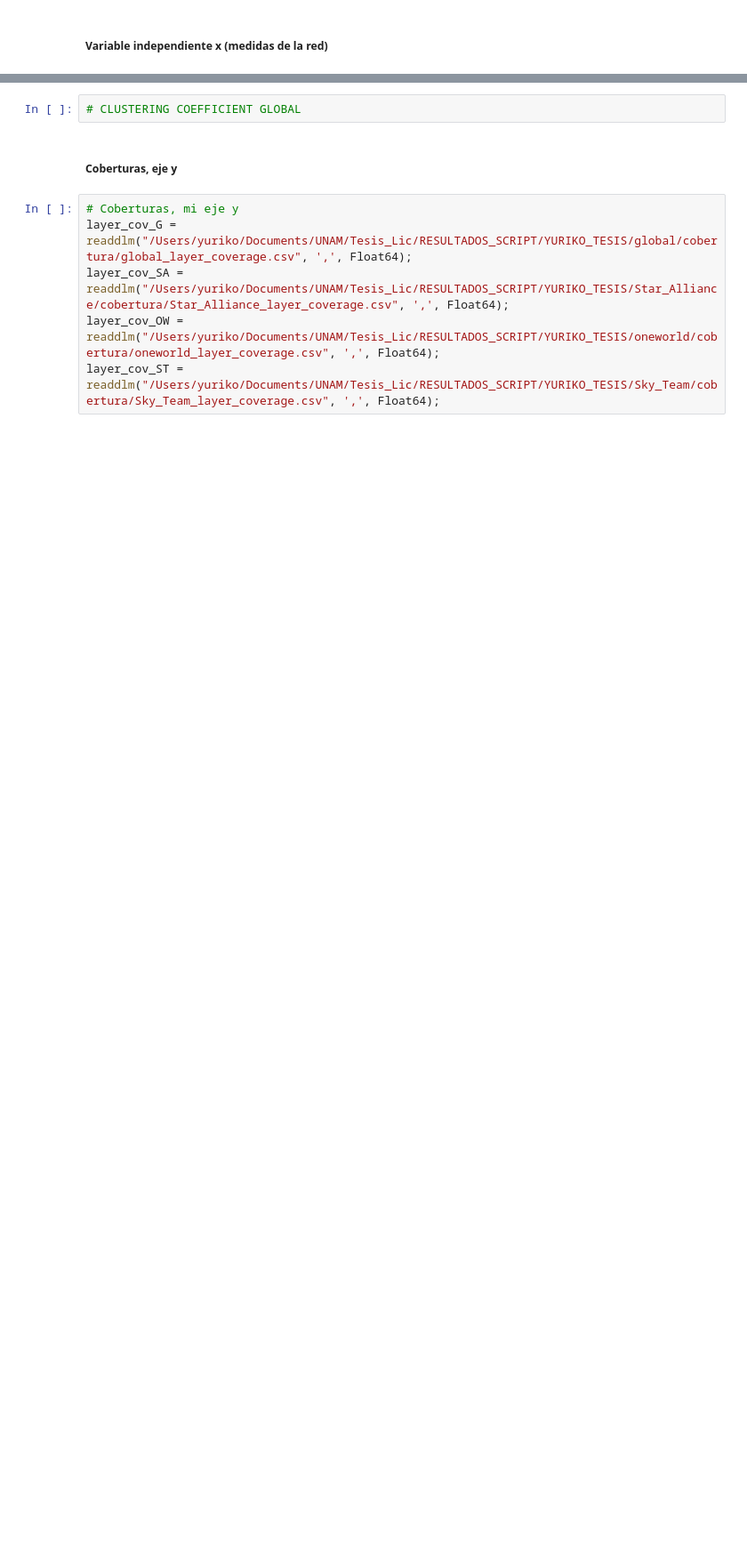
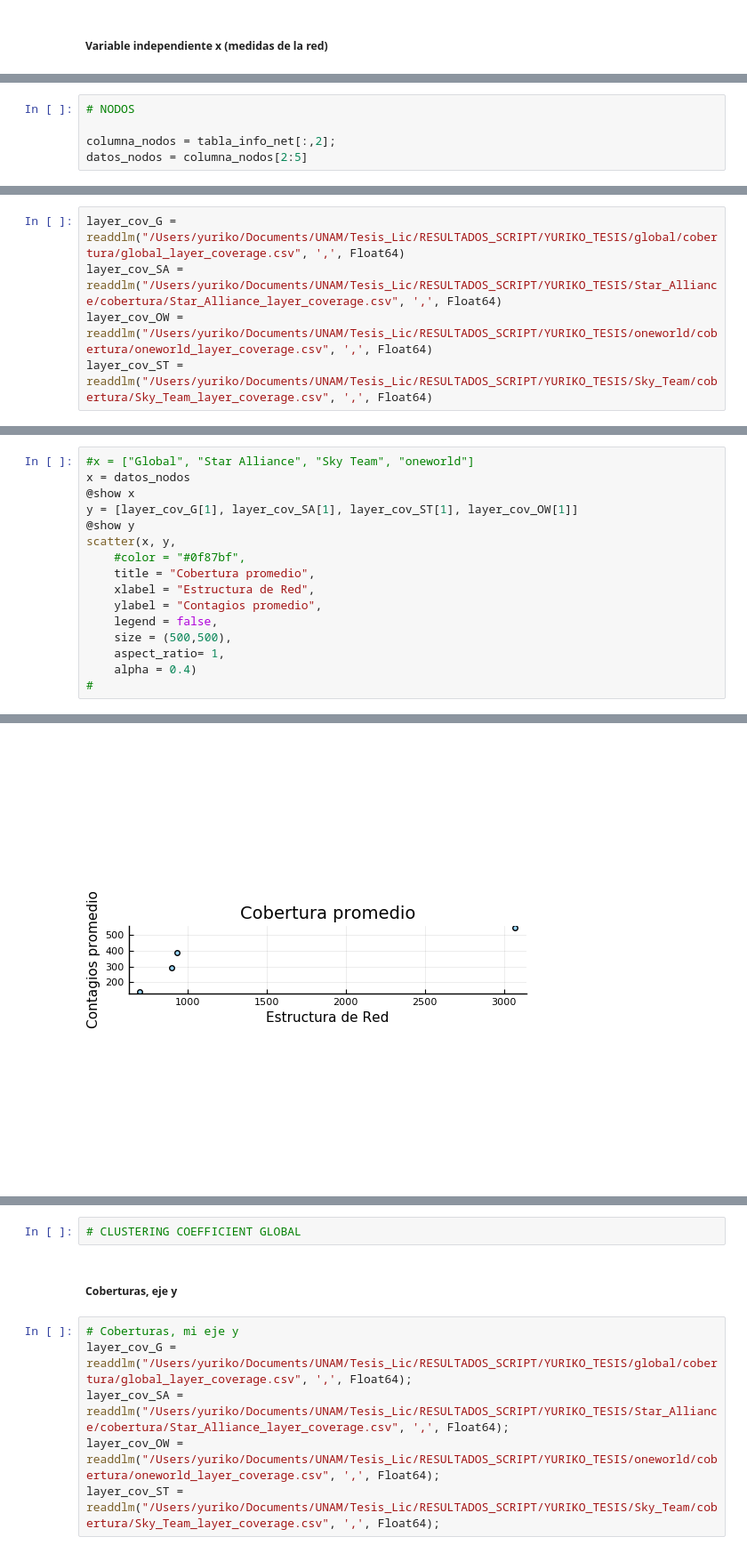
Before and after one commit to Yuriyama/Proyecto_aerolineas, a Jupyter notebook: Code/Analysis.ipynb, the cells around one changed output, grey strips where cells are left out. Shown: that part at 89% size. Saved outputs shown, nothing was run; the diff lists cells and outputs as text; blank space fills up the shorter version.

```diff
--- a/Code/Analysis.ipynb
+++ b/Code/Analysis.ipynb
@@ -306,0 +401,5 @@ plot(hist_out_degree_G,hist_out_degree_SA,hist_out_degree_ST,hist_out_degree_OW,
+# %%
+# NODOS
+
+columna_nodos = tabla_info_net[:,2];
+datos_nodos = columna_nodos[2:5]
@@ -306,0 +412,5 @@ plot(hist_out_degree_G,hist_out_degree_SA,hist_out_degree_ST,hist_out_degree_OW,
+# %%
+layer_cov_G = readdlm("/Users/yuriko/Documents/UNAM/Tesis_Lic/RESULTADOS_SCRIPT/YURIKO_TESIS/global/cobertura/global_layer_coverage.csv", ',', Float64)
+layer_cov_SA = readdlm("/Users/yuriko/Documents/UNAM/Tesis_Lic/RESULTADOS_SCRIPT/YURIKO_TESIS/Star_Alliance/cobertura/Star_Alliance_layer_coverage.csv", ',', Float64)
+layer_cov_OW = readdlm("/Users/yuriko/Documents/UNAM/Tesis_Lic/RESULTADOS_SCRIPT/YURIKO_TESIS/oneworld/cobertura/oneworld_layer_coverage.csv", ',', Float64)
+layer_cov_ST = readdlm("/Users/yuriko/Documents/UNAM/Tesis_Lic/RESULTADOS_SCRIPT/YURIKO_TESIS/Sky_Team/cobertura/Sky_Team_layer_coverage.csv", ',', Float64)
@@ -308,0 +543,17 @@ plot(hist_out_degree_G,hist_out_degree_SA,hist_out_degree_ST,hist_out_degree_OW,
+# %%
+#x = ["Global", "Star Alliance", "Sky Team", "oneworld"]
+x = datos_nodos
+@show x
+y = [layer_cov_G[1], layer_cov_SA[1], layer_cov_ST[1], layer_cov_OW[1]]
+@show y
+scatter(x, y,
+    #color = "#0f87bf",
+    title = "Cobertura promedio",
+    xlabel = "Estructura de Red",
+    ylabel = "Contagios promedio",
+    legend = false,
+    size = (500,500),
+    aspect_ratio= 1,
+    alpha = 0.4)
+#
+# %% [output]
@@ -308,0 +562 @@ plot(hist_out_degree_G,hist_out_degree_SA,hist_out_degree_ST,hist_out_degree_OW,
+[figure, added]
```
Also changed, not shown: parts of 49 cells of this notebook.
